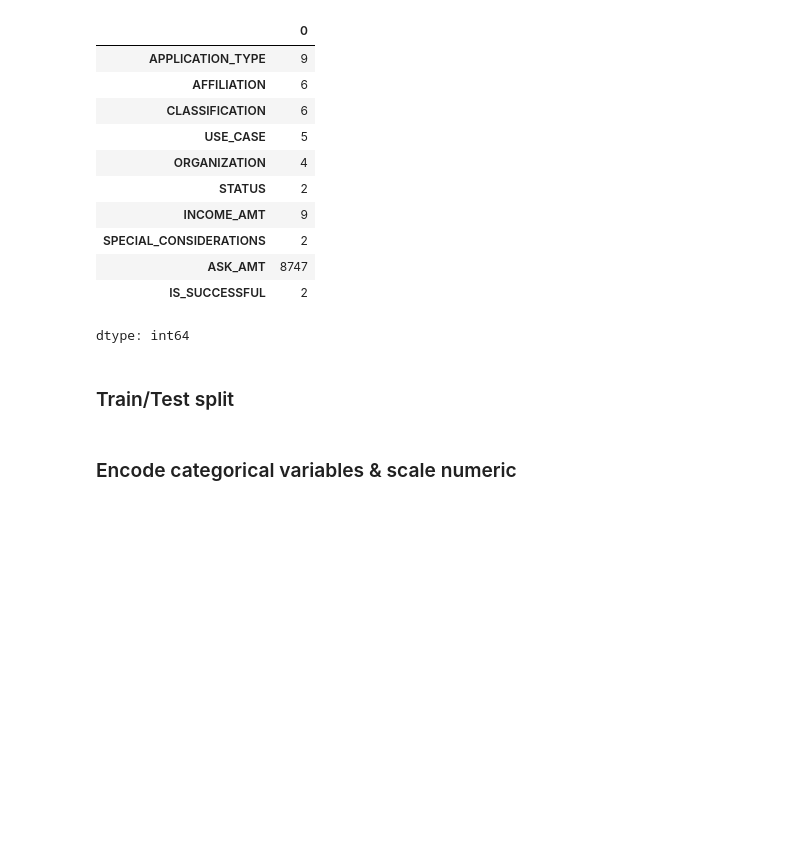
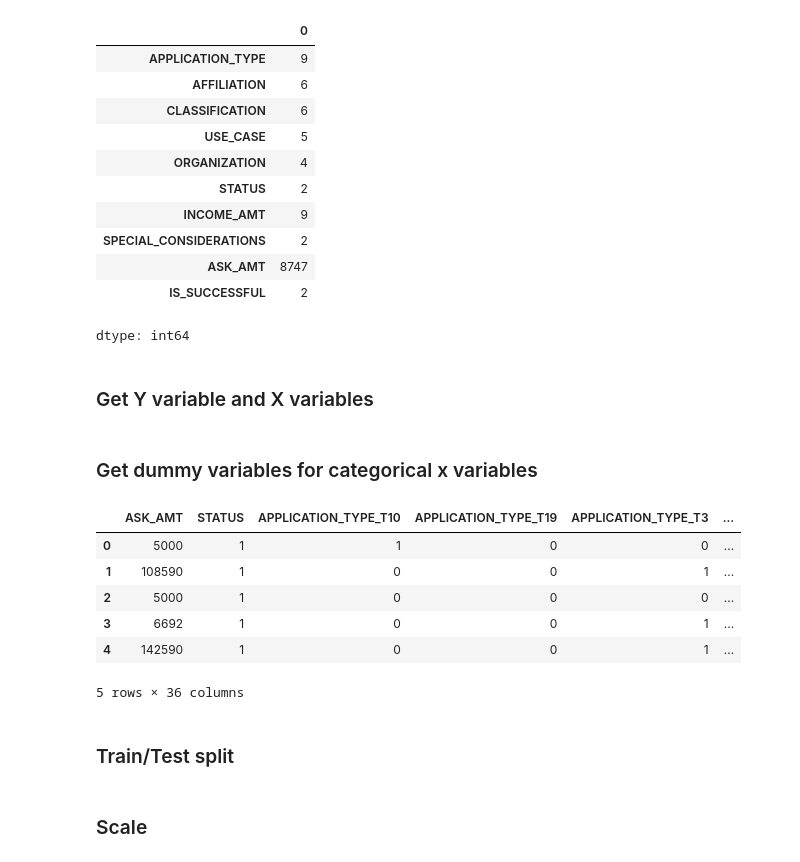
Before and after one commit to brianna-mitri/deep-learning-challenge, a Jupyter notebook: AlphabetSoupCharity_1stModeling.ipynb, the cells around one changed output. Saved outputs shown, nothing was run; the diff lists cells and outputs as text; code cells hidden in the pictures; blank space fills up the shorter version.

Commit message:
Dummied and scaled split test and train data

```diff
--- a/AlphabetSoupCharity_1stModeling.ipynb
+++ b/AlphabetSoupCharity_1stModeling.ipynb
@@ -106,3 +106,5 @@ charity_df.nunique()
 | ASK_AMT | 8747 |
 | IS_SUCCESSFUL | 2 |
 dtype: int64
+# %% [markdown]
+### Get Y variable and X variables
@@ -109,2 +115,27 @@ dtype: int64
+# %% [markdown]
+### Get dummy variables for categorical x variables
+# %%
+# code for categorical columns
+cat_cols = x_vars.select_dtypes(include=['object']).columns.tolist()
+cat_cols.append('STATUS')
+
+# get dummy cols
+dummies = pd.get_dummies(
+    x_vars[cat_cols],
+    dtype=int,
+    drop_first=True
+)
+
+# recombine into x_vars
+x_vars = x_vars.drop(columns=cat_cols).join(dummies)
+x_vars.head()
+# %% [output]
+|  | ASK_AMT | STATUS | APPLICATION_TYPE_T10 | APPLICATION_TYPE_T19 | APPLICATION_TYPE_T3 | ... |
+| 0 | 5000 | 1 | 1 | 0 | 0 | ... |
+| 1 | 108590 | 1 | 0 | 0 | 1 | ... |
+| 2 | 5000 | 1 | 0 | 0 | 0 | ... |
+| 3 | 6692 | 1 | 0 | 0 | 1 | ... |
+| 4 | 142590 | 1 | 0 | 0 | 1 | ... |
+5 rows × 36 columns
 # %% [markdown]
 ### Train/Test split
@@ -115,5 +142,5 @@ y_var = charity_df.iloc[:, -1]
 # %%
 # do train test split
 x_train, x_test, y_train, y_test = train_test_split(x_vars, y_var, random_state=1)
-# %% [markdown]
-### Encode categorical variables & scale numeric
+# %% [markdown]
+### Scale
```
Also changed, not shown: parts of 3 cells of this notebook.
